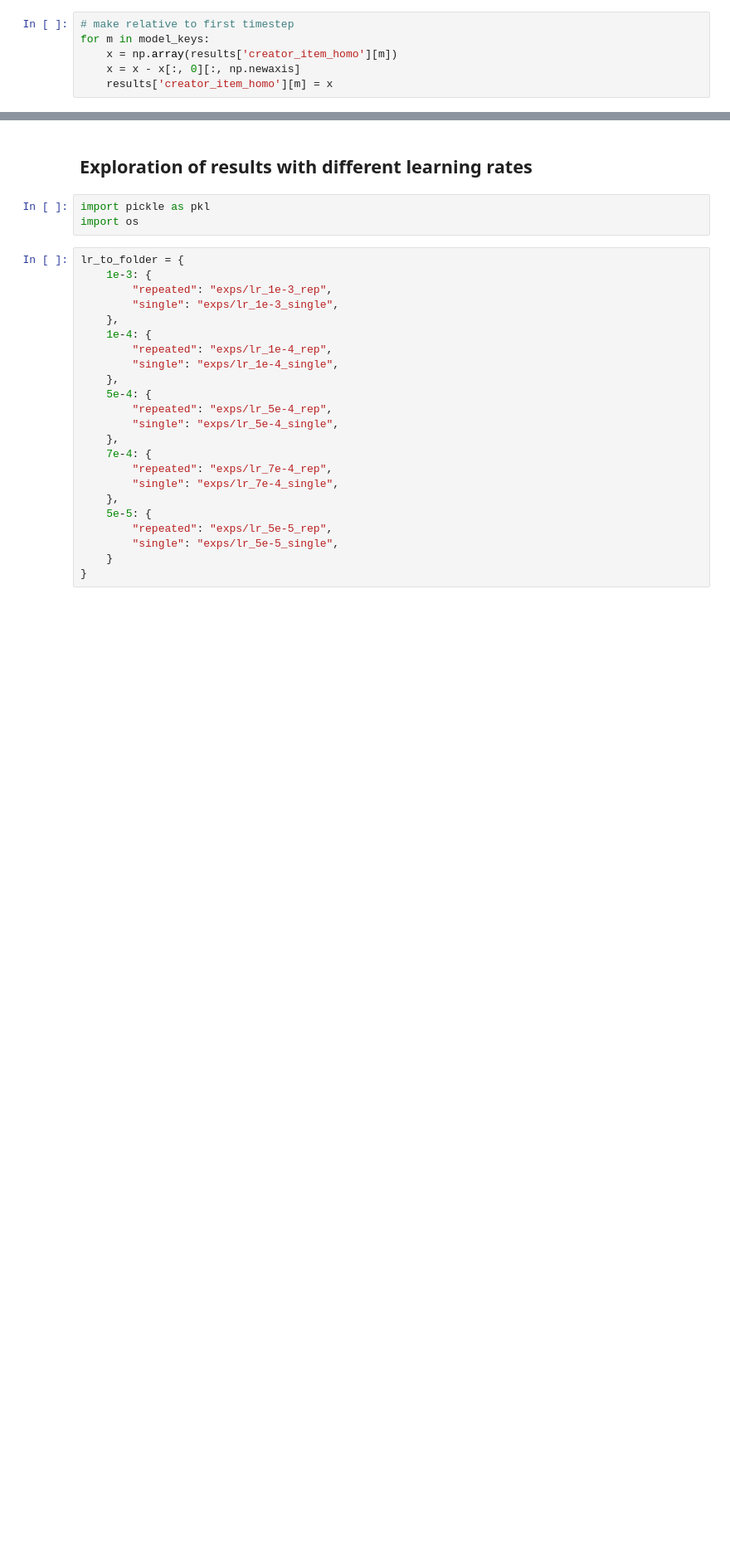
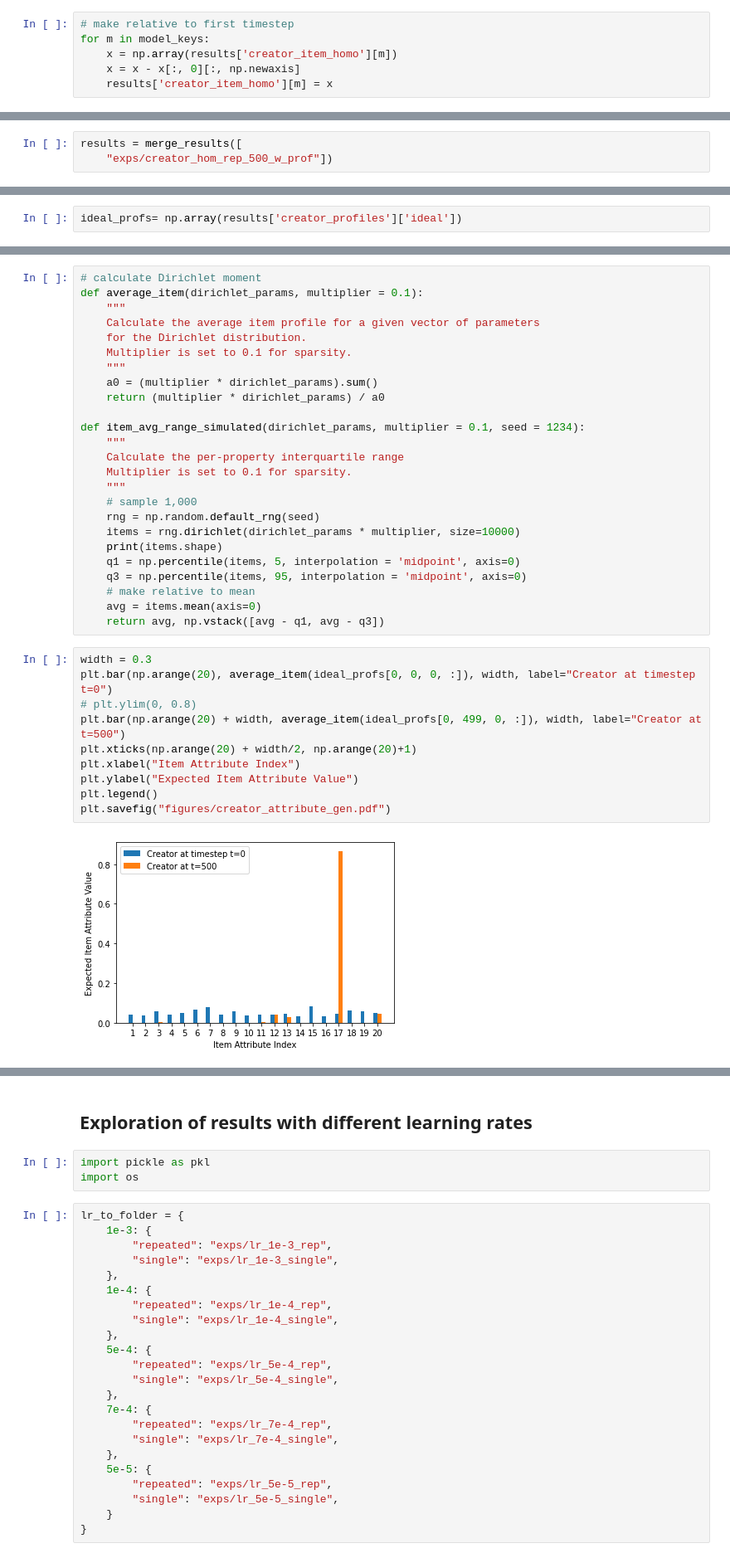
Before and after one commit to sunnymatt/t-recs-experiments, a Jupyter notebook: chaney/content_creators.ipynb, the cells around one changed output, grey strips where cells are left out. Shown at 83% size. Saved outputs shown, nothing was run; the diff lists cells and outputs as text; blank space fills up the shorter version.

```diff
--- a/chaney/content_creators.ipynb
+++ b/chaney/content_creators.ipynb
@@ -315,0 +323,3 @@ plt.savefig("figures/creator_repeated_item_homo.pdf")
+# %%
+results = merge_results([
+    "exps/creator_hom_rep_500_w_prof"])
@@ -315,0 +328,2 @@ plt.savefig("figures/creator_repeated_item_homo.pdf")
+# %%
+ideal_profs= np.array(results['creator_profiles']['ideal'])
@@ -315,0 +377,37 @@ plt.savefig("figures/creator_repeated_item_homo.pdf")
+# %%
+# calculate Dirichlet moment
+def average_item(dirichlet_params, multiplier = 0.1):
+    """
+    Calculate the average item profile for a given vector of parameters
+    for the Dirichlet distribution.
+    Multiplier is set to 0.1 for sparsity.
+    """
+    a0 = (multiplier * dirichlet_params).sum()
+    return (multiplier * dirichlet_params) / a0
+
+def item_avg_range_simulated(dirichlet_params, multiplier = 0.1, seed = 1234):
+    """
+    Calculate the per-property interquartile range
+    Multiplier is set to 0.1 for sparsity.
+    """
+    # sample 1,000
+    rng = np.random.default_rng(seed)
+    items = rng.dirichlet(dirichlet_params * multiplier, size=10000)
+    print(items.shape)
+    q1 = np.percentile(items, 5, interpolation = 'midpoint', axis=0)
+    q3 = np.percentile(items, 95, interpolation = 'midpoint', axis=0)
+    # make relative to mean
+    avg = items.mean(axis=0)
+    return avg, np.vstack([avg - q1, avg - q3])
+# %%
+width = 0.3
+plt.bar(np.arange(20), average_item(ideal_profs[0, 0, 0, :]), width, label="Creator at timestep t=0")
+# plt.ylim(0, 0.8)
+plt.bar(np.arange(20) + width, average_item(ideal_profs[0, 499, 0, :]), width, label="Creator at t=500")
+plt.xticks(np.arange(20) + width/2, np.arange(20)+1)
+plt.xlabel("Item Attribute Index")
+plt.ylabel("Expected Item Attribute Value")
+plt.legend()
+plt.savefig("figures/creator_attribute_gen.pdf")
+# %% [output]
+[figure, added]
```
Also changed, not shown: parts of 18 cells of this notebook.
